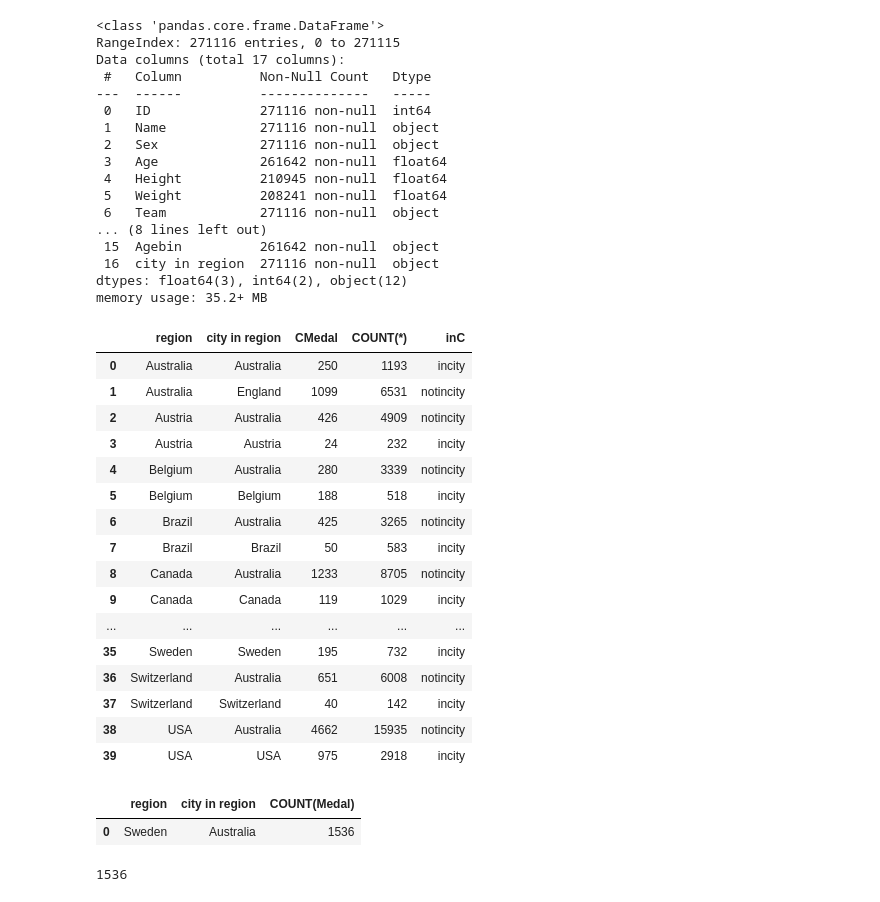
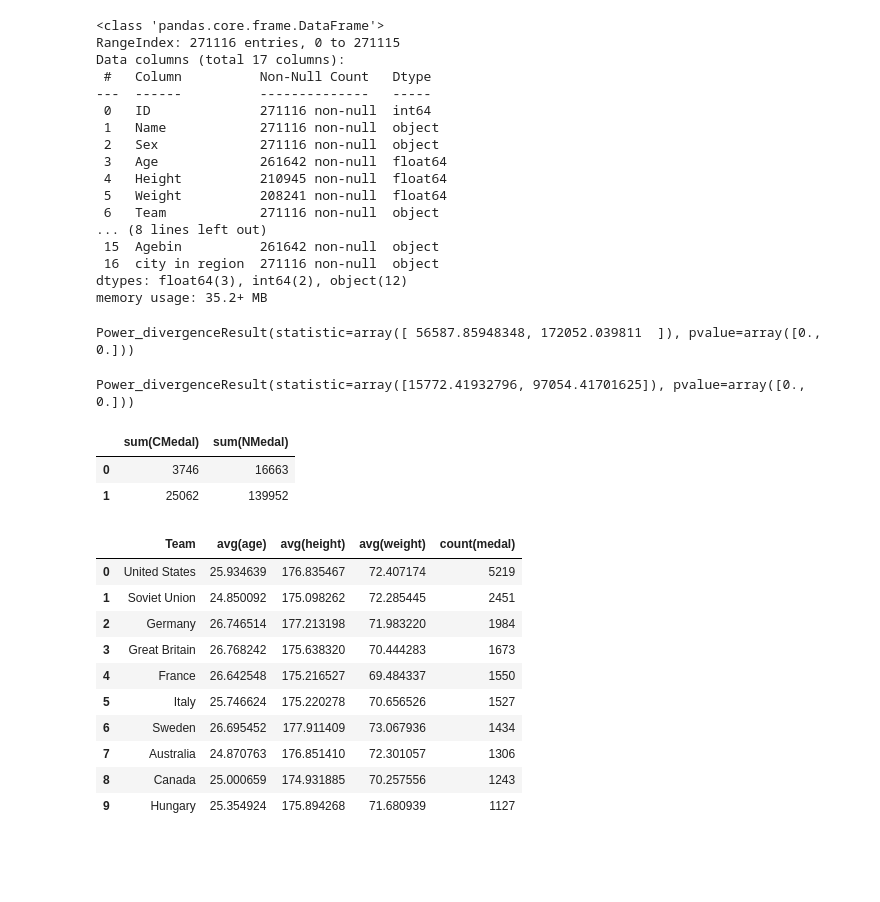
Before and after one commit to baljor3/olympics, a Jupyter notebook: capstone project.ipynb, the cells around one changed output. Drawn from its saved outputs; the diff is of its cells as text; code cells hidden in the pictures; blank space fills up the shorter version.

```diff
--- a/capstone project.ipynb
+++ b/capstone project.ipynb
@@ -40,7 +40,7 @@ OR region == 'Bulgaria' OR region == 'Croatia' OR region == 'Cyprus' OR region =
 OR region =='Hungary' OR region == 'Latvia' OR region =='Lithuania' OR region == 'Malta' OR region == 'Poland' OR
 region == 'Romania' OR region == 'Slovakia' OR region == 'Slovenia' OR region == 'Iceland' OR region == ' Norway' OR
 region == ' Switzerland' OR region == 'Australia' OR region == 'Canada' OR region == 'Japan' OR region == 'New Zealand'
-OR region == 'United States'
+OR region == 'United States' OR region == 'Great Britain' OR region == 'Soviet Union'
 THEN
 'developed'
 ELSE
@@ -1012,11 +1013,11 @@ dtypes: float64(3), int64(2), object(12)
 memory usage: 35.2+ MB
 # %%
 # compare the amount of medals of a region in its own region vs amount of medals outside its region
-psql.sqldf("""
+incity=psql.sqldf("""
 Select region,
 `city in region`,
 COUNT(Medal) as CMedal,
-COUNT(*),
+COUNT(*) as NMedal,
 Case
 When region = `city in region` then
 'incity'
@@ -1031,7 +1032,7 @@ union
 Select region,
 `city in region`,
 COUNT(Medal) as CMedal,
-COUNT(*),
+COUNT(*) as NMedal,
 Case
 When region != `city in region` then
 'notincity'
@@ -1043,28 +1044,56 @@ from Athlete)
 and region != `city in region`
 group by region
 """)
-# %% [output]
-|  | region | city in region | CMedal | COUNT(*) | inC |
-| 0 | Australia | Australia | 250 | 1193 | incity |
-| 1 | Australia | England | 1099 | 6531 | notincity |
-| 2 | Austria | Australia | 426 | 4909 | notincity |
-| 3 | Austria | Austria | 24 | 232 | incity |
-| 4 | Belgium | Australia | 280 | 3339 | notincity |
-| 5 | Belgium | Belgium | 188 | 518 | incity |
-| 6 | Brazil | Australia | 425 | 3265 | notincity |
-| 7 | Brazil | Brazil | 50 | 583 | incity |
-| 8 | Canada | Australia | 1233 | 8705 | notincity |
-| 9 | Canada | Canada | 119 | 1029 | incity |
-| ... | ... | ... | ... | ... | ... |
-| 35 | Sweden | Sweden | 195 | 732 | incity |
-| 36 | Switzerland | Australia | 651 | 6008 | notincity |
-| 37 | Switzerland | Switzerland | 40 | 142 | incity |
-| 38 | USA | Australia | 4662 | 15935 | notincity |
-| 39 | USA | USA | 975 | 2918 | incity |
 # %%
+# if regions that compete in their region have a higher chance of obtaining a medal.
+chisquare(incity[['CMedal','NMedal']])
 # %% [output]
-|  | region | city in region | COUNT(Medal) |
-| 0 | Sweden | Australia | 1536 |
+Power_divergenceResult(statistic=array([ 56587.85948348, 172052.039811  ]), pvalue=array([0., 0.]))
 # %%
+chisquare(psql.sqldf("""
+Select sum(CMedal), sum(NMedal)
+from incity
+group by inC
+"""))
 # %% [output]
-1536
+Power_divergenceResult(statistic=array([15772.41932796, 97054.41701625]), pvalue=array([0., 0.]))
+# %%
+psql.sqldf("""
+Select sum(CMedal), sum(NMedal)
+from incity
+group by inC
+""")
+# %% [output]
+|  | sum(CMedal) | sum(NMedal) |
+| 0 | 3746 | 16663 |
+| 1 | 25062 | 139952 |
+# %%
+top10teams=psql.sqldf("""
+Select *
+from Athlete as a
+join Nocregion as r on a.NOC = r.NOC
+where team in(Select team
+From Athlete
+group by team
+order by count(medal) DESC
+limit 10)
+""")
+# %%
+psql.sqldf("""
+Select team,avg(age),avg(height),avg(weight), count(medal)
+from top10teams
+group by team
+order by count(medal) Desc
+""")
+# %% [output]
+|  | Team | avg(age) | avg(height) | avg(weight) | count(medal) |
+| 0 | United States | 25.934639 | 176.835467 | 72.407174 | 5219 |
+| 1 | Soviet Union | 24.850092 | 175.098262 | 72.285445 | 2451 |
+| 2 | Germany | 26.746514 | 177.213198 | 71.983220 | 1984 |
+| 3 | Great Britain | 26.768242 | 175.638320 | 70.444283 | 1673 |
+| 4 | France | 26.642548 | 175.216527 | 69.484337 | 1550 |
+| 5 | Italy | 25.746624 | 175.220278 | 70.656526 | 1527 |
+| 6 | Sweden | 26.695452 | 177.911409 | 73.067936 | 1434 |
+| 7 | Australia | 24.870763 | 176.851410 | 72.301057 | 1306 |
+| 8 | Canada | 25.000659 | 174.931885 | 70.257556 | 1243 |
+| 9 | Hungary | 25.354924 | 175.894268 | 71.680939 | 1127 |
```
Also changed, not shown: parts of 4 cells of this notebook.
